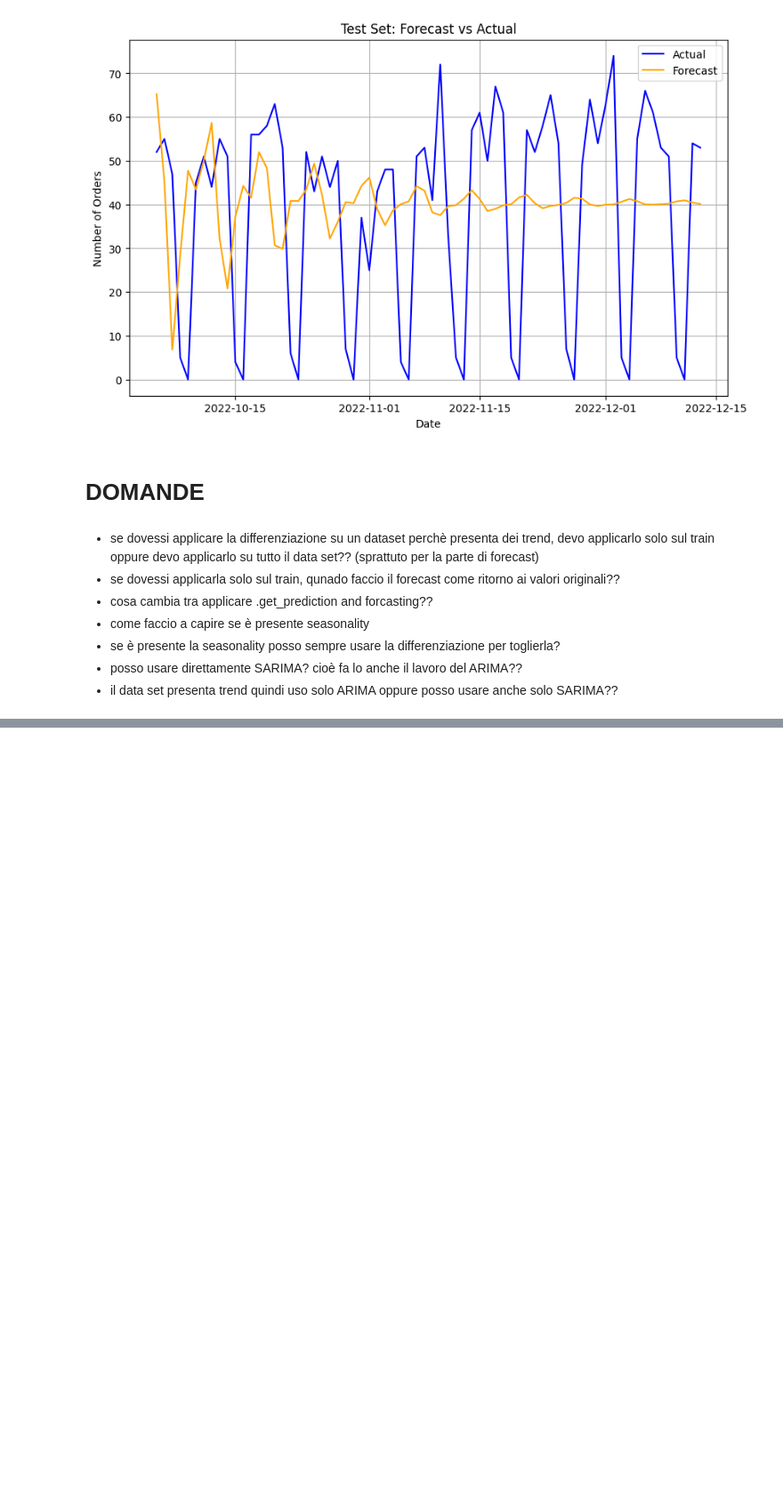
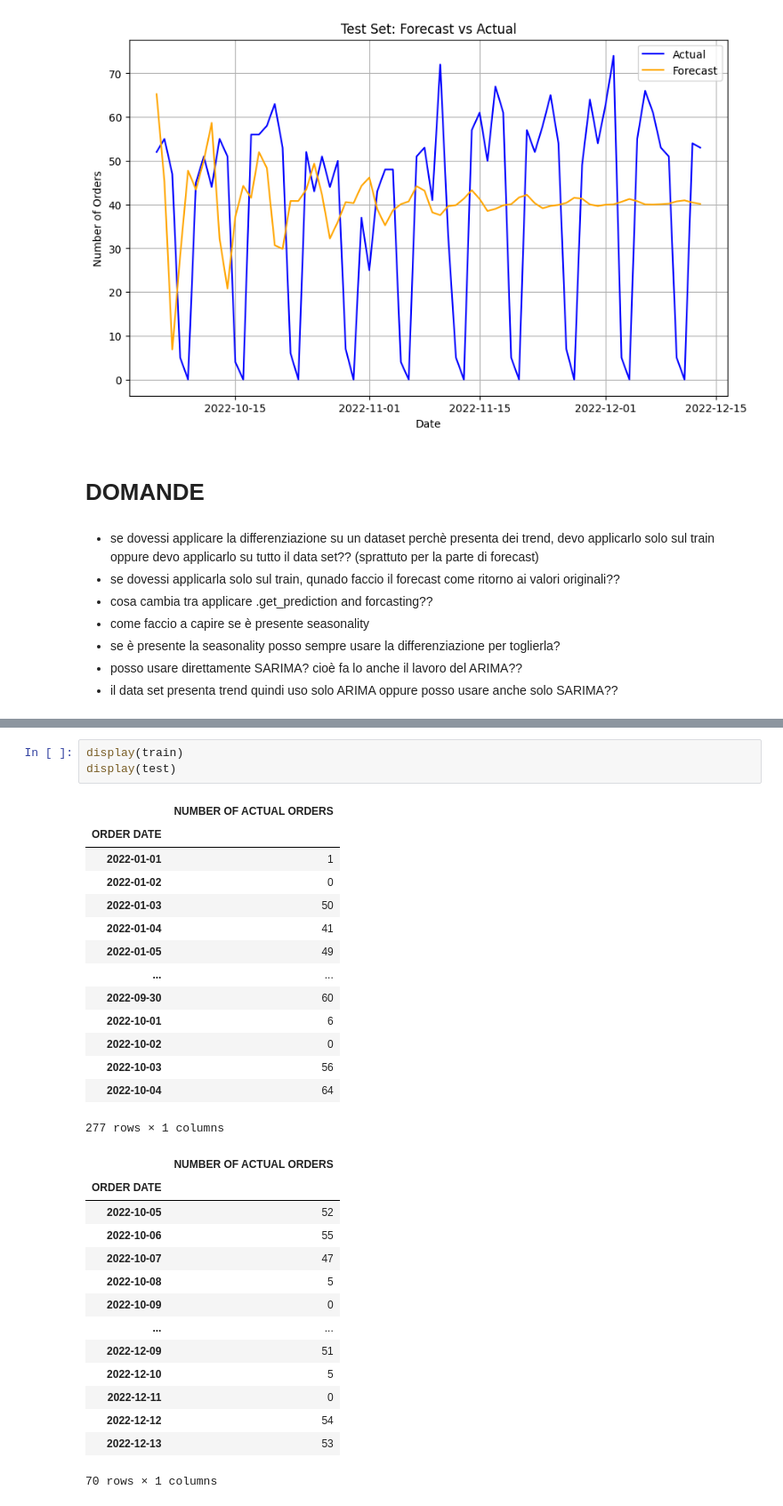
Before and after one commit to Mariodraghidicomodo/LOGISTICA, a Jupyter notebook: test.ipynb, the cells around one changed output, grey strips where cells are left out. Shown at 89% size. Saved outputs shown, nothing was run; the diff lists cells and outputs as text; blank space fills up the shorter version.

```diff
--- a/test.ipynb
+++ b/test.ipynb
@@ -868,0 +959,32 @@ plt.show()
+# %%
+display(train)
+display(test)
+# %% [output]
+|  | NUMBER OF ACTUAL ORDERS |
+| ORDER DATE |  |
+| 2022-01-01 | 1 |
+| 2022-01-02 | 0 |
+| 2022-01-03 | 50 |
+| 2022-01-04 | 41 |
+| 2022-01-05 | 49 |
+| ... | ... |
+| 2022-09-30 | 60 |
+| 2022-10-01 | 6 |
+| 2022-10-02 | 0 |
+| 2022-10-03 | 56 |
+| 2022-10-04 | 64 |
+277 rows × 1 columns
+|  | NUMBER OF ACTUAL ORDERS |
+| ORDER DATE |  |
+| 2022-10-05 | 52 |
+| 2022-10-06 | 55 |
+| 2022-10-07 | 47 |
+| 2022-10-08 | 5 |
+| 2022-10-09 | 0 |
+| ... | ... |
+| 2022-12-09 | 51 |
+| 2022-12-10 | 5 |
+| 2022-12-11 | 0 |
+| 2022-12-12 | 54 |
+| 2022-12-13 | 53 |
+70 rows × 1 columns
```
Also changed, not shown: parts of 24 cells of this notebook, 1 other file.
